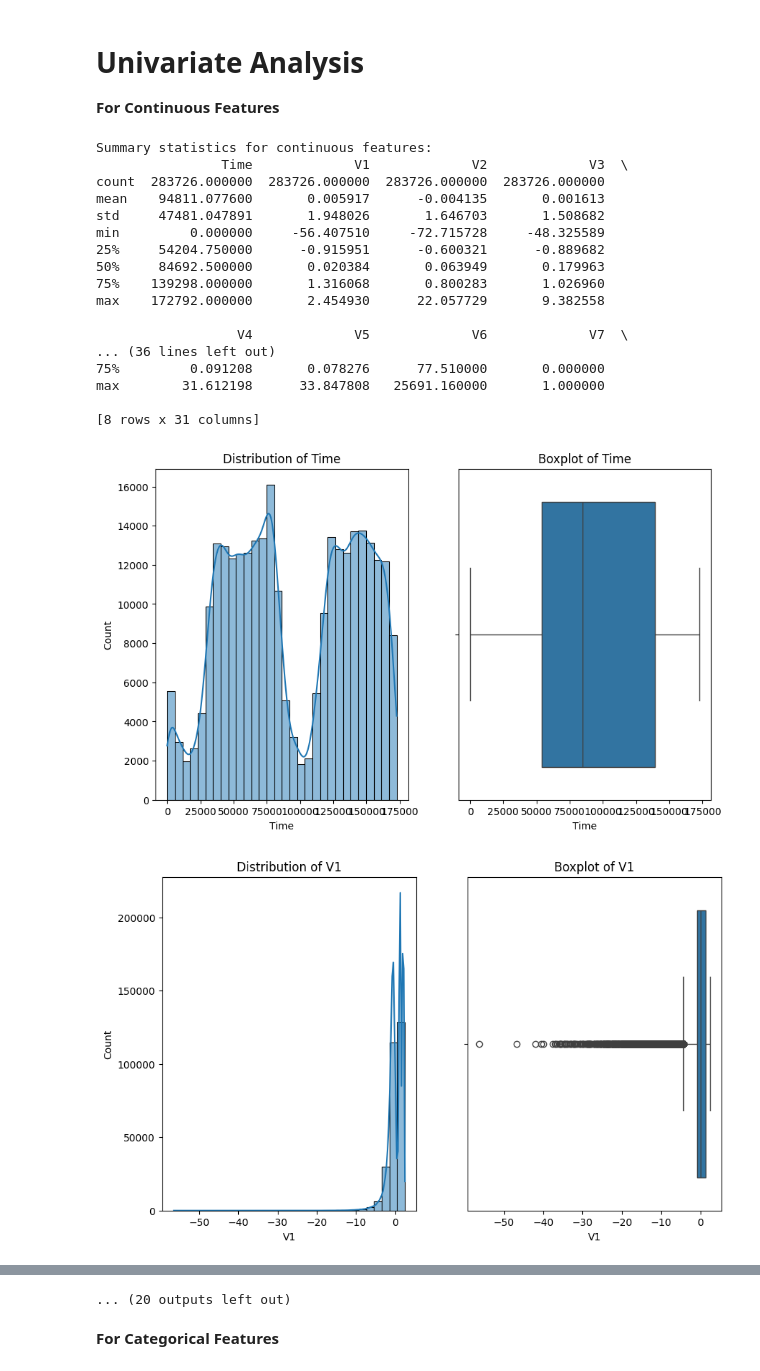
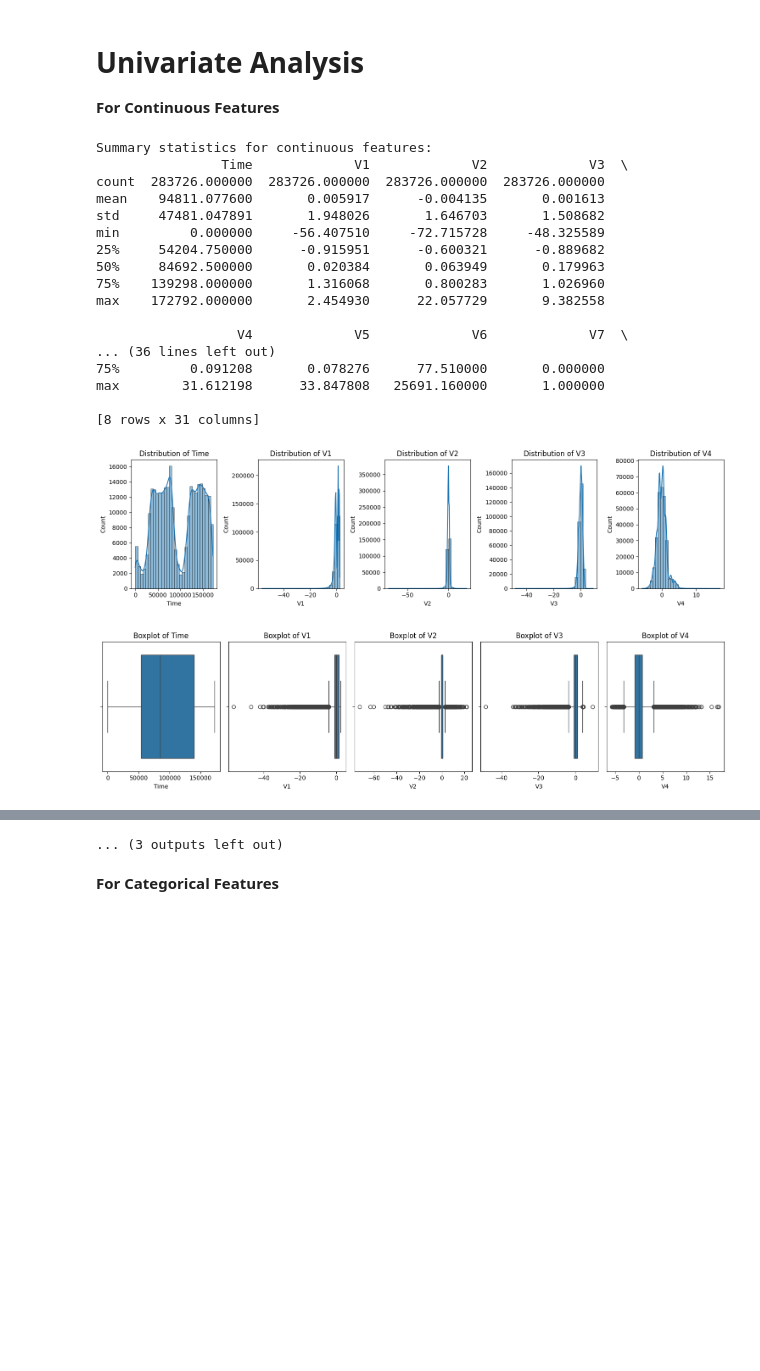
Before and after one commit to AnahitShekikyan/ADS-505-Final-Team-Project, a Jupyter notebook: ADS_505_Final_Team_Project.ipynb, the cells around one changed output, grey strips where cells are left out. Cells and saved outputs as stored; diff of their text form; code cells hidden in the pictures; blank space fills up the shorter version.

Commit message:
updated figsizes and display of histo and box plot display, scaled the data, handled class imbalance/SMOTE, ran one model LogisiticRegressionCV

```diff
--- a/ADS_505_Final_Team_Project.ipynb
+++ b/ADS_505_Final_Team_Project.ipynb
@@ -175,41 +192,57 @@ report
 # %%
 # Generating summary statistics for continuous variables
 continuous_features = df.select_dtypes(include=['float64', 'int64']).columns
 print("Summary statistics for continuous features:")
 print(df[continuous_features].describe())
 
-# Visualizing continuous variables with histograms and boxplt
-for feature in continuous_features:
-    plt.figure(figsize=(10, 6))
+# Visualizing continuous variables in sets of 5 per row
+n_features = len(continuous_features)
+n_cols = 5  # Number of plots per row
 
-    # Histogram
-    plt.subplot(1, 2, 1)
-    sns.histplot(df[feature], bins=30, kde=True)
-    plt.title(f'Distribution of {feature}')
+for i in range(0, n_features, n_cols):
+    plt.figure(figsize=(15, 4))  # Adjust the width for 3 plots per row
+    for j in range(n_cols):
+        if i + j < n_features:
+            feature = continuous_features[i + j]
 
-    # Boxplot
-    plt.subplot(1, 2, 2)
-    sns.boxplot(x=df[feature])
-    plt.title(f'Boxplot of {feature}')
+            # Create subplot for histogram and boxplot
+            plt.subplot(1, n_cols, j + 1)
+            sns.histplot(df[feature], bins=30, kde=True)
+            plt.title(f'Distribution of {feature}')
 
+    plt.tight_layout()  # Adjust layout for better spacing
     plt.show()
+
+    # Second row with boxplots for the same features
+    plt.figure(figsize=(15, 4))  # Separate figure for boxplots
+    for j in range(n_cols):
+        if i + j < n_features:
+            feature = continuous_features[i + j]
+
+            # Create subplot for boxplot
+            plt.subplot(1, n_cols, j + 1)
+            sns.boxplot(x=df[feature])
+            plt.title(f'Boxplot of {feature}')
+
+    plt.tight_layout()  # Adjust layout for better spacing
+    plt.show()
 # %% [output]
 Summary statistics for continuous features:
                 Time             V1             V2             V3  \
 count  283726.000000  283726.000000  283726.000000  283726.000000
 mean    94811.077600       0.005917      -0.004135       0.001613
 std     47481.047891       1.948026       1.646703       1.508682
 min         0.000000     -56.407510     -72.715728     -48.325589
 25%     54204.750000      -0.915951      -0.600321      -0.889682
 50%     84692.500000       0.020384       0.063949       0.179963
 75%    139298.000000       1.316068       0.800283       1.026960
 max    172792.000000       2.454930      22.057729       9.382558
 
                   V4             V5             V6             V7  \
 ... (36 lines left out)
 75%         0.091208       0.078276      77.510000       0.000000
 max        31.612198      33.847808   25691.160000       1.000000
 
 [8 rows x 31 columns]
-[figure, old version]
+[figure, new version]
-[figure, old version]
+[figure, new version]
@@ -225,4 +258,4 @@ max        31.612198      33.847808   25691.160000       1.000000
-... (20 outputs left out)
+... (3 outputs left out)
 # %% [markdown]
 **For Categorical Features**
 # %%
```
Also changed, not shown: parts of 16 cells of this notebook.
